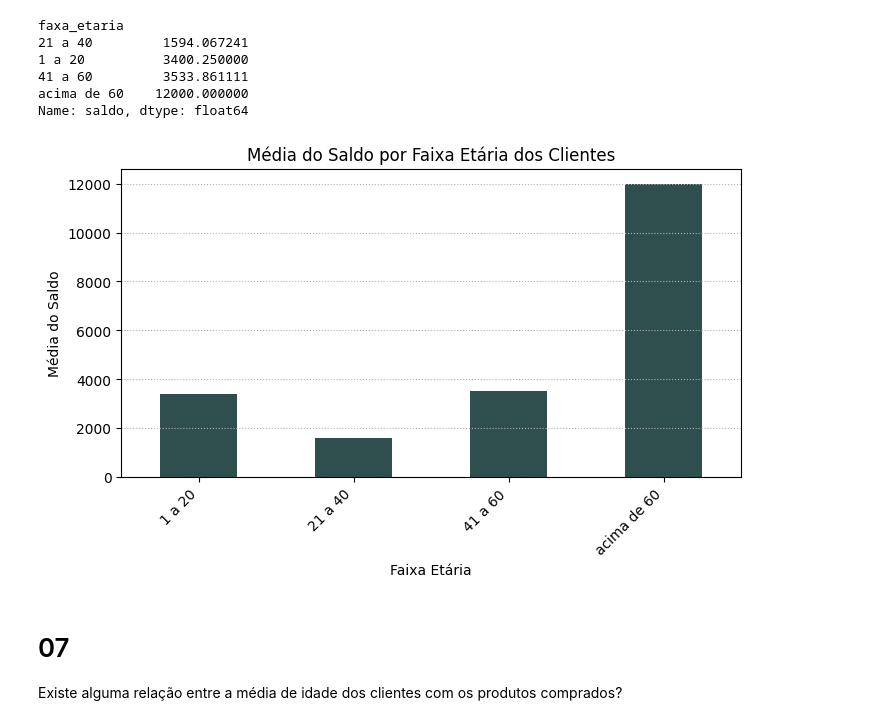
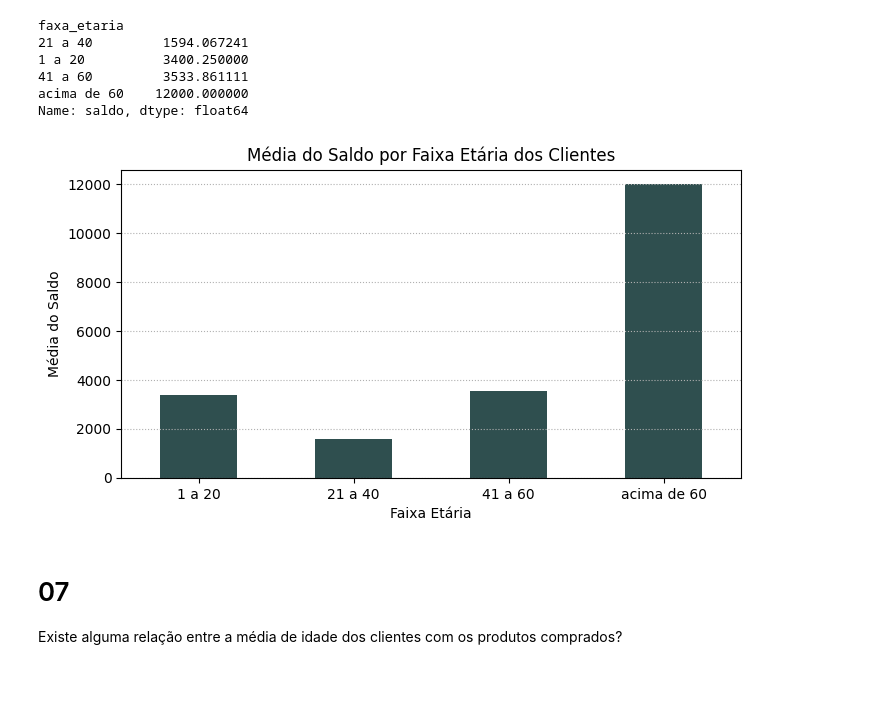
Before and after one commit to SimoesLeticia/Bootcamp-Data-Analytics-Exercicios-de-Banco-de-Dados, a Jupyter notebook: data_analysis/exercicio_bonus.ipynb, the cells around one changed output. Drawn from its saved outputs; the diff is of its cells as text; code cells hidden in the pictures; blank space fills up the shorter version.

```diff
--- a/data_analysis/exercicio_bonus.ipynb
+++ b/data_analysis/exercicio_bonus.ipynb
@@ -214,18 +214,18 @@ Name: saldo, dtype: float64
 # %%
 # Gráfico
 plt.figure(figsize=(8, 4))
 
 media_saldo_por_faixa_etaria.plot(kind='bar', color='#2F4F4F')
 
 plt.xlabel('Faixa Etária')
 plt.ylabel('Média do Saldo')
 plt.title('Média do Saldo por Faixa Etária dos Clientes')
-plt.xticks(rotation=45, ha='right')
+plt.xticks(rotation=0, ha='center')
 plt.grid(axis='y', linestyle=':')
 
 plt.show()
 # %% [output]
-[figure, old version]
+[figure, new version]
 # %% [markdown]
 # 07
 Existe alguma relação entre a média de idade dos clientes com os produtos comprados?
```
Also changed, not shown: parts of 2 cells of this notebook, 2 other files.
